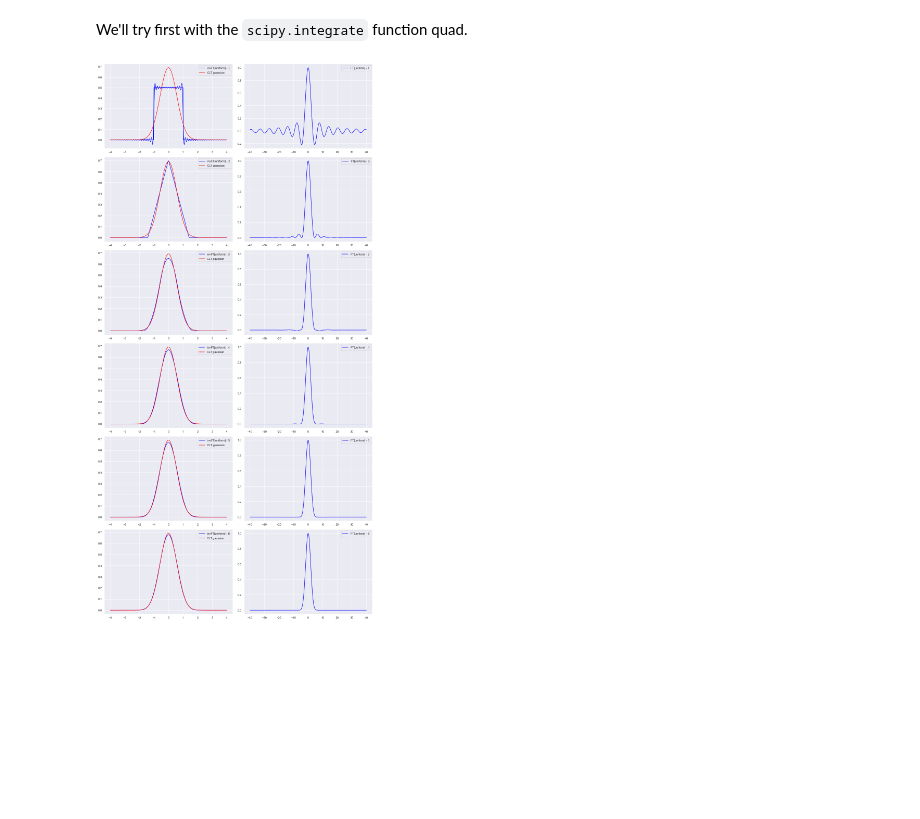
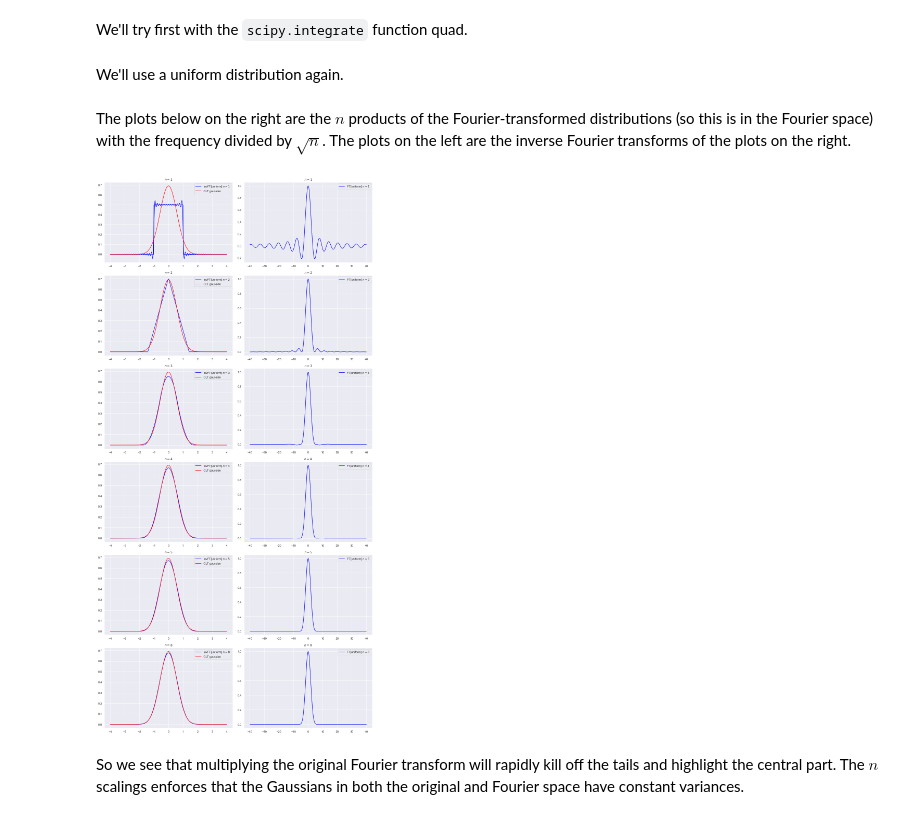
Before and after one commit to furnstahl/Physics-8820, a Jupyter notebook: LectureNotes/_build/jupyter_execute/notebooks/Basics/visualization_of_CLT.ipynb, the cells around one changed output. Drawn from its saved outputs; the diff is of its cells as text; code cells hidden in the pictures; blank space fills up the shorter version.

```diff
--- a/LectureNotes/_build/jupyter_execute/notebooks/Basics/visualization_of_CLT.ipynb
+++ b/LectureNotes/_build/jupyter_execute/notebooks/Basics/visualization_of_CLT.ipynb
@@ -214,6 +236,8 @@ def invCFT(t, omega_pts, FT_pts):
 def gaussian(x, sigma=1.):
     """One-dimensional normalized Gaussian."""
     return 1./np.sqrt(2. * np.pi * sigma**2) * np.exp(-x**2/(2.*sigma**2))
+# %% [markdown]
+We'll use a uniform distribution again.
 # %%
 # FT of uniform distribution
 
@@ -242,20 +266,28 @@ FT_uniform_pts = np.array([CFT_n(uni_dist.pdf, omega_pts, n) \
 # %%
 invFT_uniform_pts = np.array([[invCFT(x, omega_pts, FT_uniform_pts[i])
                               for x in x_pts] for i in range(n_vals.size)])
+# %% [markdown]
+The plots below on the right are the $n$ products of the Fourier-transformed distributions
+(so this is in the Fourier space) with the frequency divided by $\sqrt{n}$.
+The plots on the left are the inverse Fourier transforms of the plots on the right.
 # %%
 fig, ax = plt.subplots(n_vals.size, 2, figsize=(15, 5 * n_vals.size))
 ax[0, 0].plot(x_pts, uni_dist_pts, color='blue')
 
 for index, n in enumerate(n_vals):
     ax[index, 0].plot(x_pts, invFT_uniform_pts[index],
-                      color='blue', label=rf'invFT[uniform] - ${n}$')
+                      color='blue', label=rf'invFT[uniform] $n={n}$')
     ax[index, 0].plot(x_pts, uni_gauss_pts, color='red',
                       label='CLT gaussian')
     ax[index, 0].legend()
+    ax[index, 0].set_title(rf'$n = {n}$')
     ax[index, 1].plot(omega_pts, FT_uniform_pts[index],
-                      color='blue', label=rf'FT[uniform] - ${n}$')
+                      color='blue', label=rf'FT[uniform] $n={n}$')
     ax[index, 1].legend()
+    ax[index, 1].set_title(rf'$n = {n}$')
 
 fig.tight_layout()
 # %% [output]
-[figure, old version]
+[figure, new version]
+# %% [markdown]
+So we see that multiplying the original Fourier transform will rapidly kill off the tails and highlight the central part. The $n$ scalings enforces that the Gaussians in both the original and Fourier space have constant variances.
```
Also changed, not shown: parts of 14 cells of this notebook, 33 other files.
